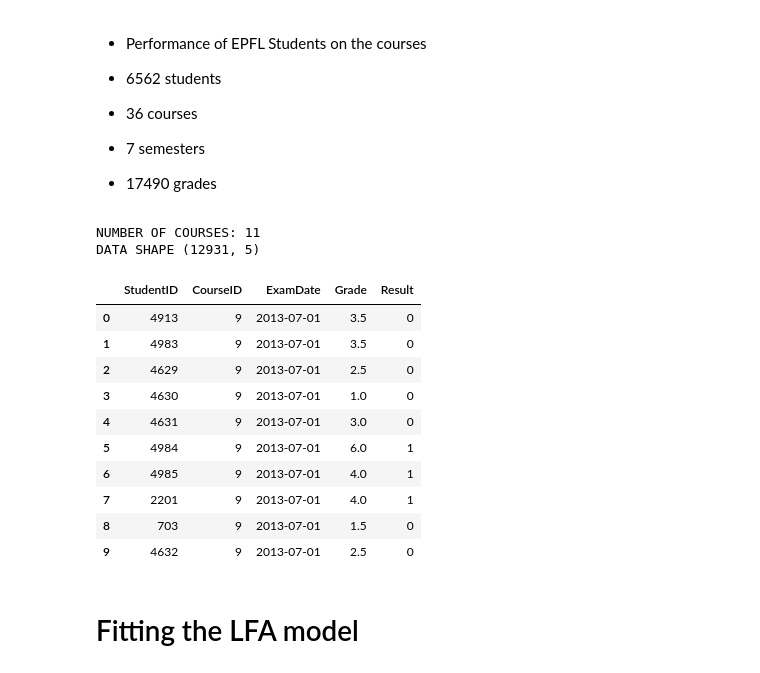
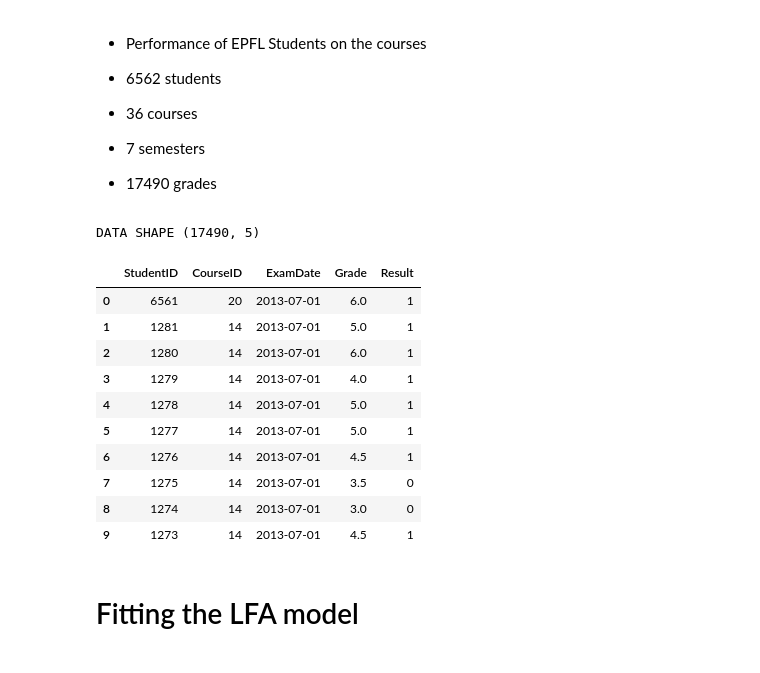
Before and after one commit to chili-epfl/ASILE, a Jupyter notebook: Campus-Analysis.ipynb, the cells around one changed output. Saved outputs shown, nothing was run; the diff lists cells and outputs as text; code cells hidden in the pictures.

```diff
--- a/Campus-Analysis.ipynb
+++ b/Campus-Analysis.ipynb
@@ -21,27 +21,29 @@ import matplotlib.pyplot as plt
 - 7 semesters
 - 17490 grades
 # %%
-subset = { 'EE-100', 'EE-102', 'PHYS-101', 'PHYS-106', 'MATH-111', 'MATH-150', 'CS-112', 'CIVIL-123', 'CS-111', 'CIVIL-122', 'ENV-140' }
-D = len(subset)
-print('NUMBER OF COURSES:', D)
+courses = {
+    0: 'PHYS-106',
+    1: 'EE-202',
+    2: 'ENV-140'
+}
 
-(data, courses) = utils.getSQLData(subset)
+(data, courses) = utils.getSQLData(courses)
+D = len(courses.keys())
 print('DATA SHAPE', data.shape)
 data.head(10)
 # %% [output]
-NUMBER OF COURSES: 11
-DATA SHAPE (12931, 5)
+DATA SHAPE (17490, 5)
 |  | StudentID | CourseID | ExamDate | Grade | Result |
-| 0 | 4913 | 9 | 2013-07-01 | 3.5 | 0 |
-| 1 | 4983 | 9 | 2013-07-01 | 3.5 | 0 |
-| 2 | 4629 | 9 | 2013-07-01 | 2.5 | 0 |
-| 3 | 4630 | 9 | 2013-07-01 | 1.0 | 0 |
-| 4 | 4631 | 9 | 2013-07-01 | 3.0 | 0 |
-| 5 | 4984 | 9 | 2013-07-01 | 6.0 | 1 |
-| 6 | 4985 | 9 | 2013-07-01 | 4.0 | 1 |
-| 7 | 2201 | 9 | 2013-07-01 | 4.0 | 1 |
-| 8 | 703 | 9 | 2013-07-01 | 1.5 | 0 |
-| 9 | 4632 | 9 | 2013-07-01 | 2.5 | 0 |
+| 0 | 6561 | 20 | 2013-07-01 | 6.0 | 1 |
+| 1 | 1281 | 14 | 2013-07-01 | 5.0 | 1 |
+| 2 | 1280 | 14 | 2013-07-01 | 6.0 | 1 |
+| 3 | 1279 | 14 | 2013-07-01 | 4.0 | 1 |
+| 4 | 1278 | 14 | 2013-07-01 | 5.0 | 1 |
+| 5 | 1277 | 14 | 2013-07-01 | 5.0 | 1 |
+| 6 | 1276 | 14 | 2013-07-01 | 4.5 | 1 |
+| 7 | 1275 | 14 | 2013-07-01 | 3.5 | 0 |
+| 8 | 1274 | 14 | 2013-07-01 | 3.0 | 0 |
+| 9 | 1273 | 14 | 2013-07-01 | 4.5 | 1 |
 # %% [markdown]
 # Fitting the LFA model
 # %%
```
Also changed, not shown: parts of 15 cells of this notebook, 6 other files.
